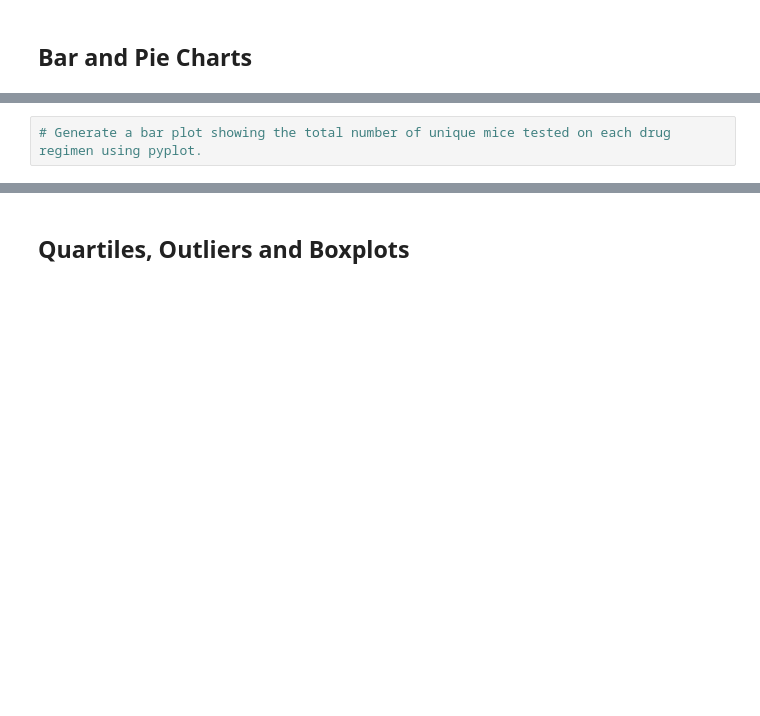
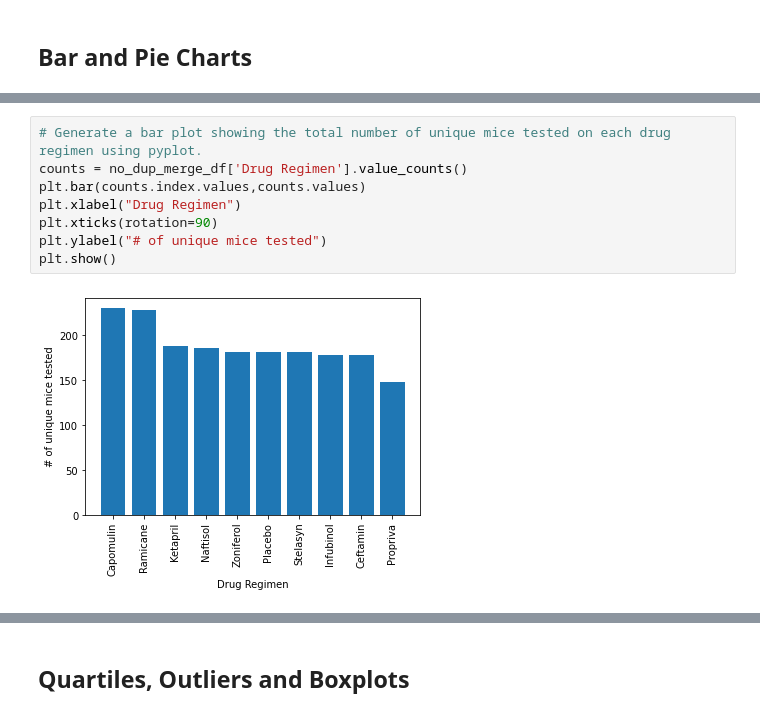
Before and after one commit to nievesyu/Matplotlib_Challenge, a Jupyter notebook: Pymaceuticals/pymaceuticals_starter.ipynb, the cells around one changed output, grey strips where cells are left out. Saved outputs shown, nothing was run; the diff lists cells and outputs as text; blank space fills up the shorter version.

```diff
--- a/Pymaceuticals/pymaceuticals_starter.ipynb
+++ b/Pymaceuticals/pymaceuticals_starter.ipynb
@@ -96,4 +122,12 @@ Name: Mouse ID, Length: 1888, dtype: object>
 # %%
 # Generate a bar plot showing the total number of unique mice tested on each drug regimen using pyplot.
+counts = no_dup_merge_df['Drug Regimen'].value_counts()
+plt.bar(counts.index.values,counts.values)
+plt.xlabel("Drug Regimen")
+plt.xticks(rotation=90)
+plt.ylabel("# of unique mice tested")
+plt.show()
+# %% [output]
+[figure, added]
 # %%
 # Generate a pie plot showing the distribution of female versus male mice using pandas
```
Also changed, not shown: parts of 17 cells of this notebook, 2 other files.
